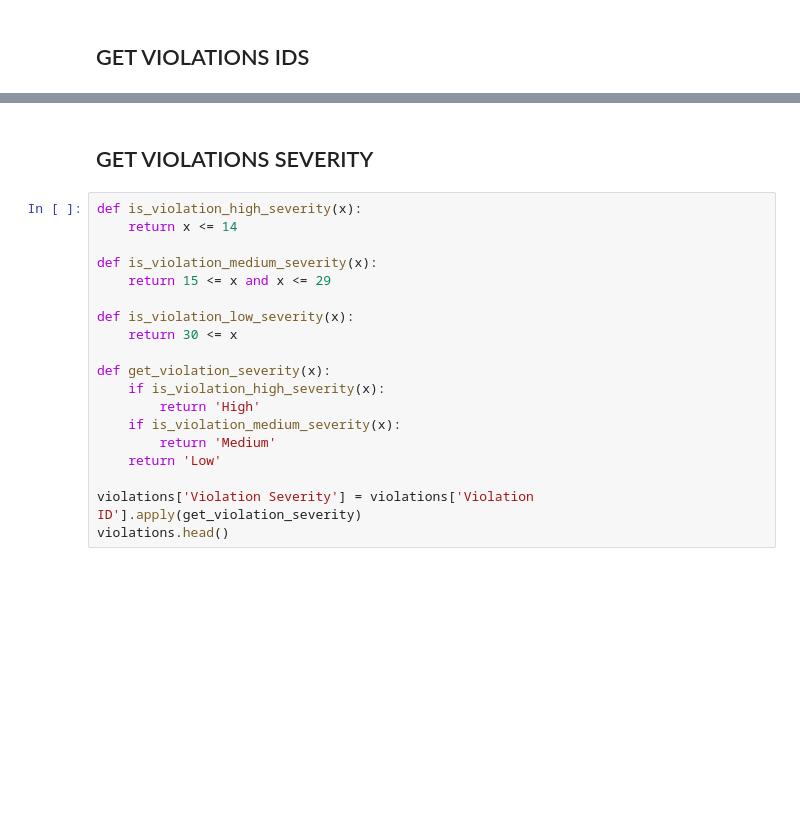
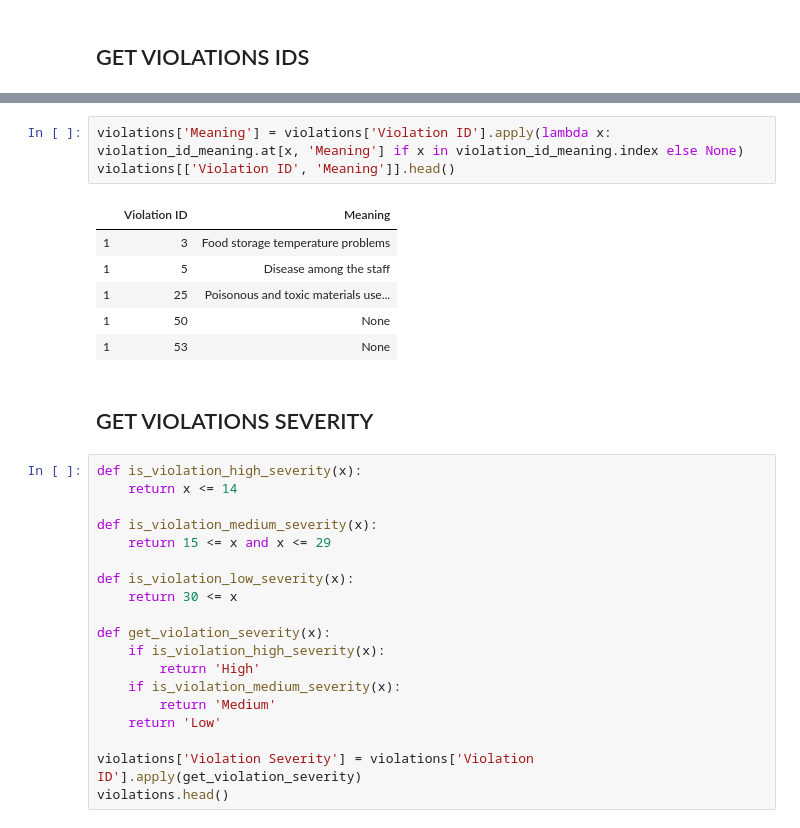
Before and after one commit to VodopaDev/CS401-Chicago-Crime-Analysis, a Jupyter notebook: violations.ipynb, the cells around one changed output, grey strips where cells are left out. Saved outputs shown, nothing was run; the diff lists cells and outputs as text; blank space fills up the shorter version.

```diff
--- a/violations.ipynb
+++ b/violations.ipynb
@@ -60,3 +71,13 @@ violations.head()
+# %%
+violations['Meaning'] = violations['Violation ID'].apply(lambda x: violation_id_meaning.at[x, 'Meaning'] if x in violation_id_meaning.index else None)
+violations[['Violation ID', 'Meaning']].head()
+# %% [output]
+|  | Violation ID | Meaning |
+| 1 | 3 | Food storage temperature problems |
+| 1 | 5 | Disease among the staff |
+| 1 | 25 | Poisonous and toxic materials use... |
+| 1 | 50 | None |
+| 1 | 53 | None |
 # %% [markdown]
 ## GET VIOLATIONS SEVERITY ##
 # %%
```
Also changed, not shown: parts of 4 cells of this notebook.
